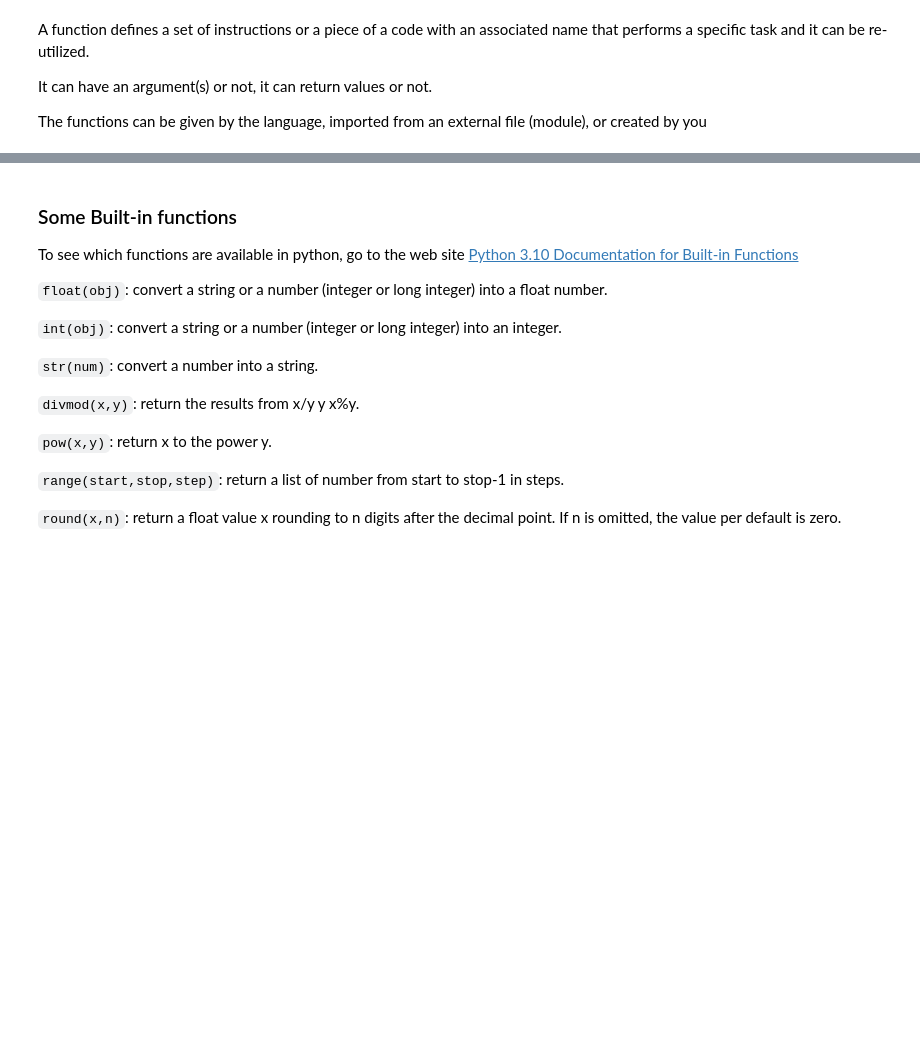
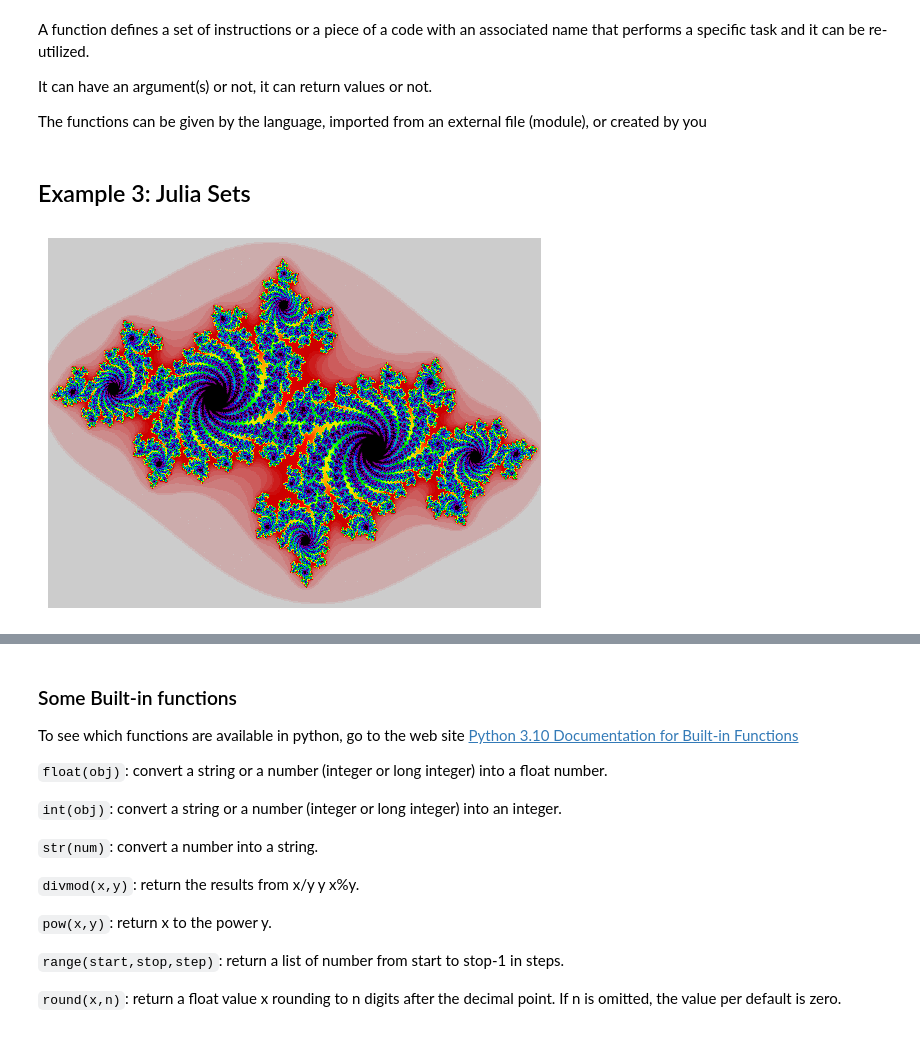
Before and after one commit to romerogroup/Notebooks_4SIAH, a Jupyter notebook: Python/Chapter 1. Language Syntax.ipynb, the cells around one changed output, grey strips where cells are left out. Cells and saved outputs as stored; diff of their text form; code cells hidden in the pictures; blank space fills up the shorter version.

```diff
--- a/Python/Chapter 1. Language Syntax.ipynb
+++ b/Python/Chapter 1. Language Syntax.ipynb
@@ -1570,3 +1693,5 @@ A function defines a set of instructions or a piece of a code with an associated
 It can have an argument(s) or not, it can return values or not.
 
 The functions can be given by the language, imported from an external file (module), or created by you
+# %% [markdown]
+## Example 3: Julia Sets
@@ -1572,0 +1758,16 @@ The functions can be given by the language, imported from an external file (modu
+# %%
+mapping = partial(douady_hubbard_polynomial,
+                  c=-0.7 + 0.27015j)  # type: Callable[[Complex], Complex]
+
+image = julia_set(mapping,
+                  min_coordinate=-1.5 - 1j,
+                  max_coordinate=1.5 + 1j,
+                  width=800,
+                  height=600)
+plt.axis('off')
+plt.imshow(image,
+           cmap='nipy_spectral_r',
+           origin='lower')
+plt.show()
+# %% [output]
+[figure, added]
```
Also changed, not shown: parts of 58 cells of this notebook, 17 other files.
